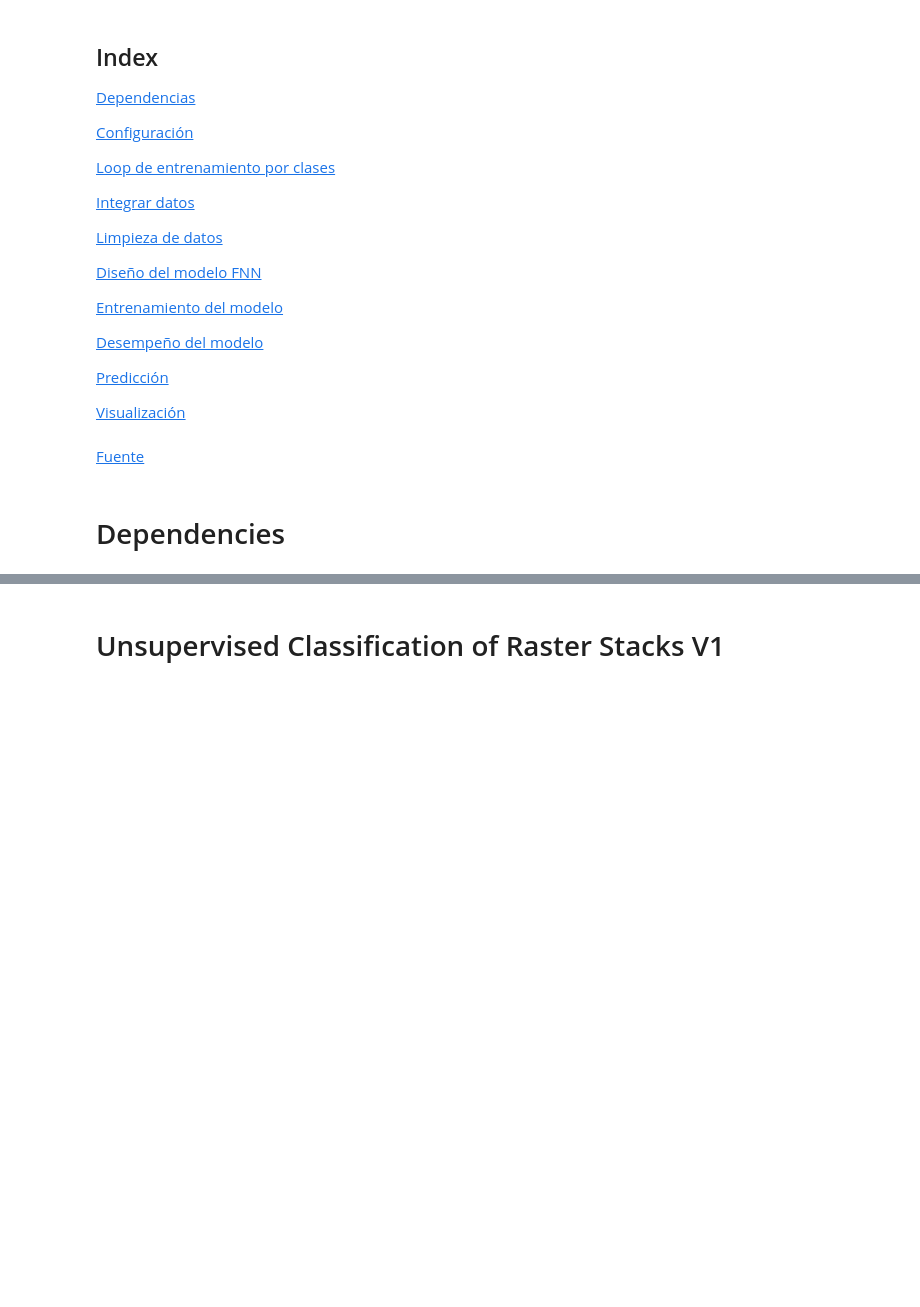
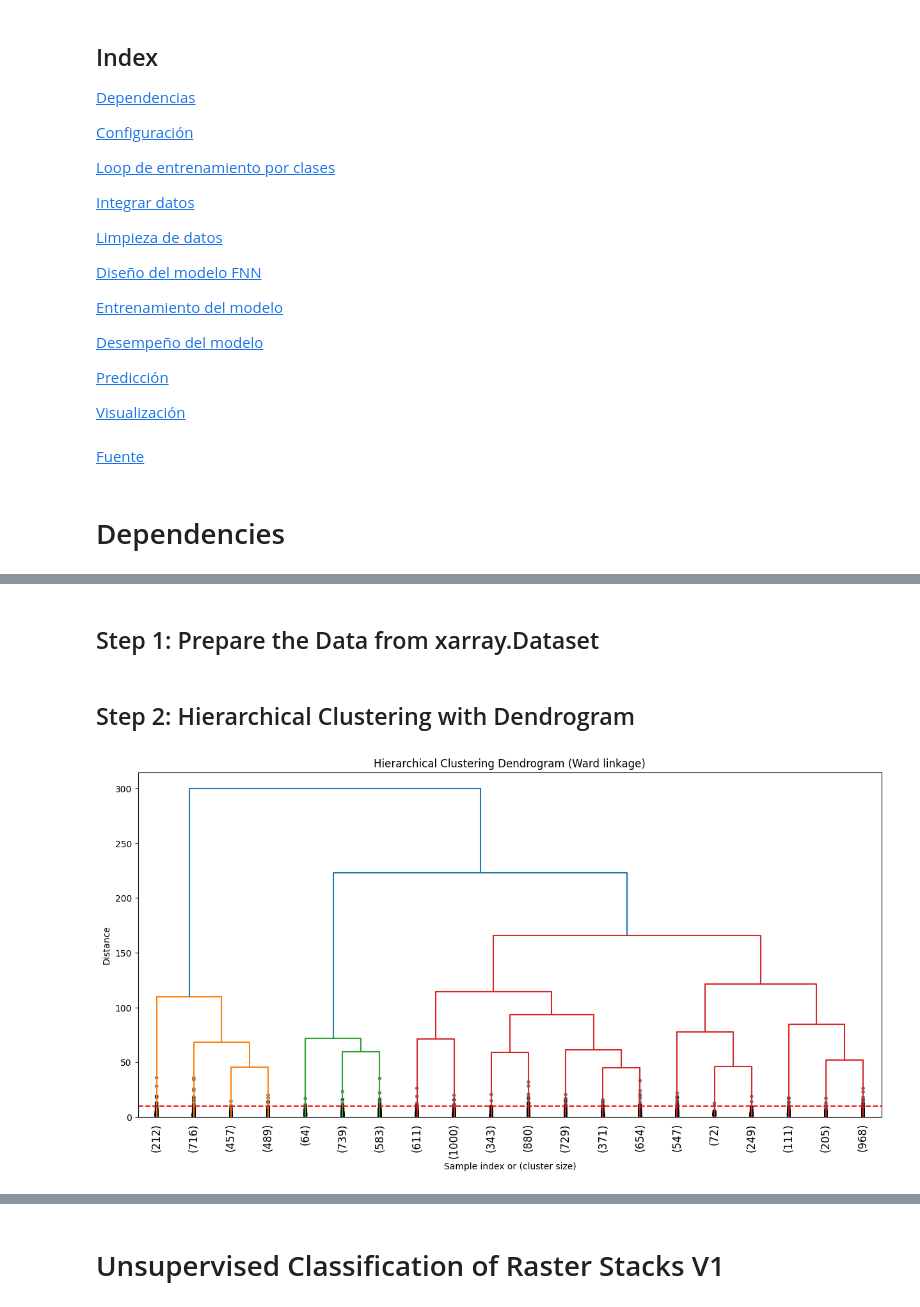
Before and after one commit to docampo16/FrayJorge, a Jupyter notebook: NonSupervisedClustering.ipynb, the cells around one changed output, grey strips where cells are left out. Saved outputs shown, nothing was run; the diff lists cells and outputs as text; code cells hidden in the pictures; blank space fills up the shorter version.

```diff
--- a/NonSupervisedClustering.ipynb
+++ b/NonSupervisedClustering.ipynb
@@ -148,0 +293,2 @@ def compute_indices(data):
+# %%
+merged = merged.where(~merged['slope'].isnull())
@@ -148,0 +317,2 @@ def compute_indices(data):
+# %% [markdown]
+## Step 1: Prepare the Data from xarray.Dataset
@@ -148,0 +345,27 @@ def compute_indices(data):
+# %% [markdown]
+## Step 2: Hierarchical Clustering with Dendrogram
+# %%
+from scipy.cluster.hierarchy import dendrogram, linkage, fcluster
+import matplotlib.pyplot as plt
+
+# Compute linkage matrix
+Z = linkage(scaled_data, method='ward', metric='euclidean')
+
+# Plot dendrogram
+plt.figure(figsize=(15, 7))
+plt.title('Hierarchical Clustering Dendrogram (Ward linkage)')
+plt.xlabel('Sample index or (cluster size)')
+plt.ylabel('Distance')
+dendrogram(
+    Z,
+    truncate_mode='lastp',  # Show only the last p merged clusters
+    p=20,                   # Show last 20 merges
+    show_leaf_counts=True,  # Show cluster sizes
+    leaf_rotation=90.,
+    leaf_font_size=12.,
+    show_contracted=True
+)
+plt.axhline(y=10, color='r', linestyle='--')  # Example cutoff line
+plt.show()
+# %% [output]
+[figure, added]
```
Also changed, not shown: parts of 120 cells of this notebook.
